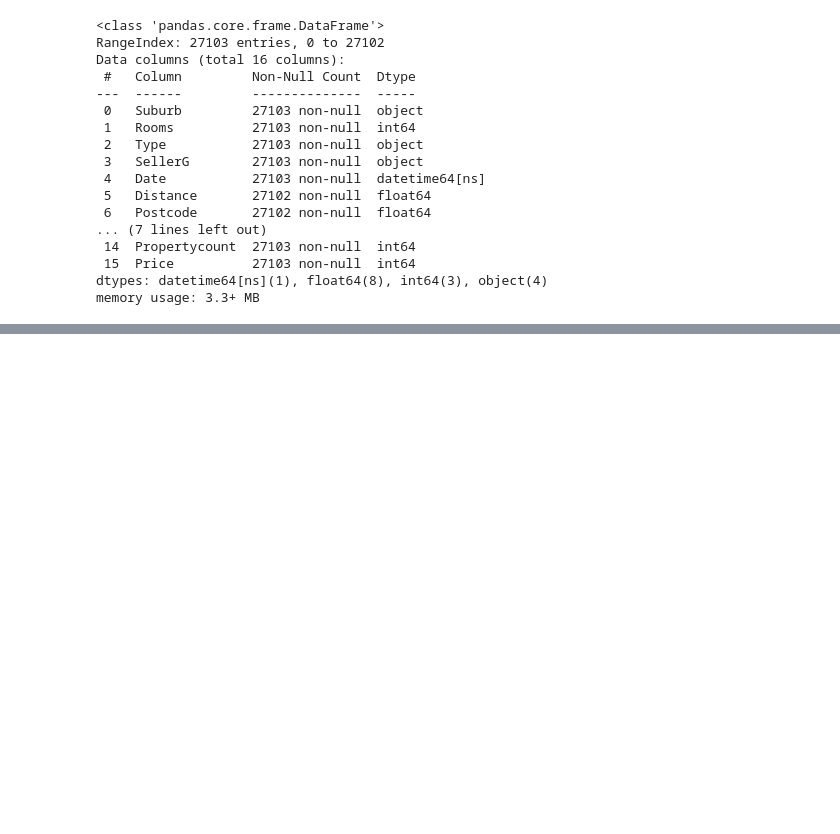
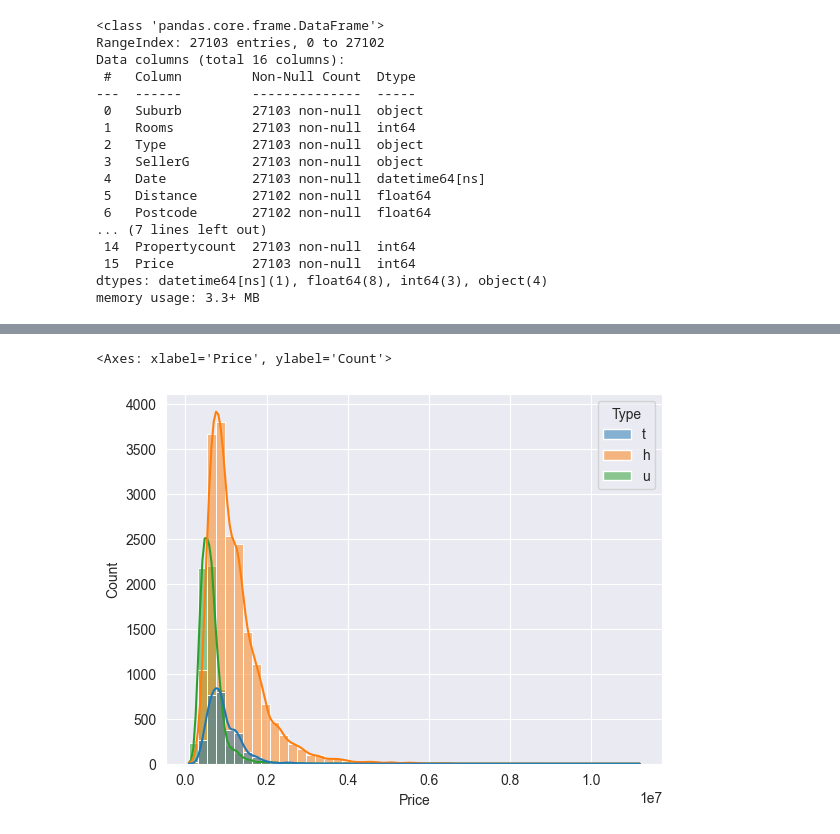
Before and after one commit to sangeemohan2003/python_learning, a Jupyter notebook: Pandas/datafiles/EDA - Exploratory Data Anaysis.ipynb, the cells around one changed output, grey strips where cells are left out. Cells and saved outputs as stored; diff of their text form; code cells hidden in the pictures; blank space fills up the shorter version.

Commit message:
Melbourne data check

```diff
--- a/Pandas/datafiles/EDA - Exploratory Data Anaysis.ipynb
+++ b/Pandas/datafiles/EDA - Exploratory Data Anaysis.ipynb
@@ -221,0 +283,5 @@ AttributeError: 'Series' object has no attribute 'unquie'
+# %%
+        sns.histplot(data=data,x='Price',color='orange', bins=50,hue='Type',kde=True)
+# %% [output]
+<Axes: xlabel='Price', ylabel='Count'>
+[figure, added]
```
Also changed, not shown: parts of 6 cells of this notebook, 1 other file.
